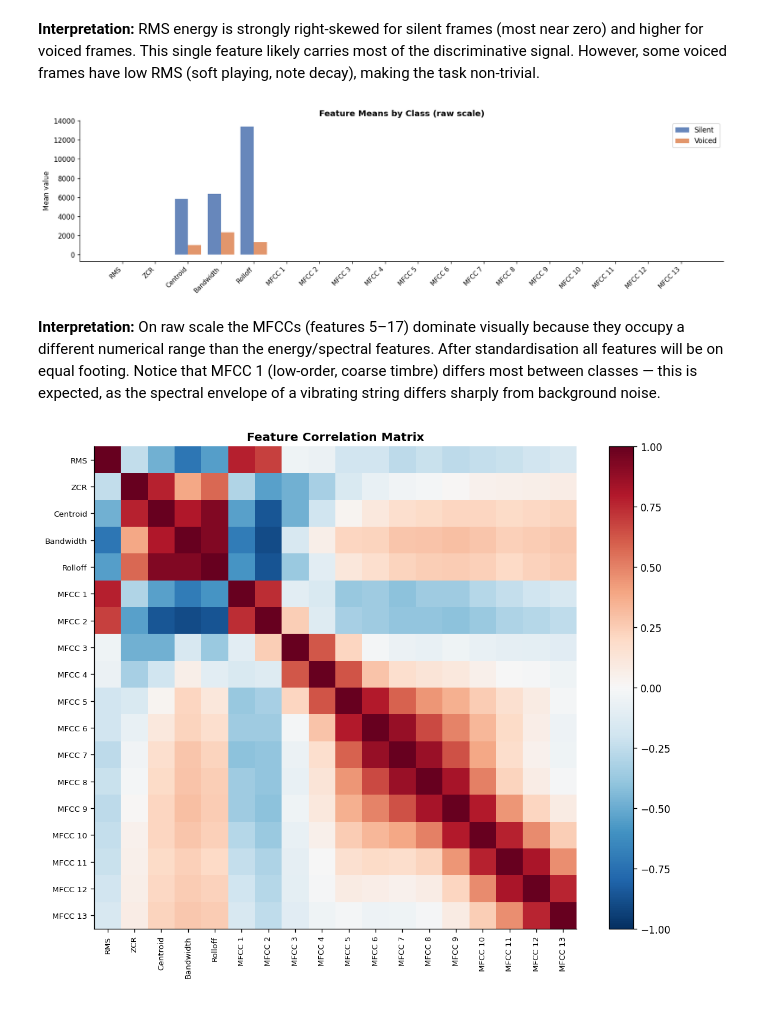
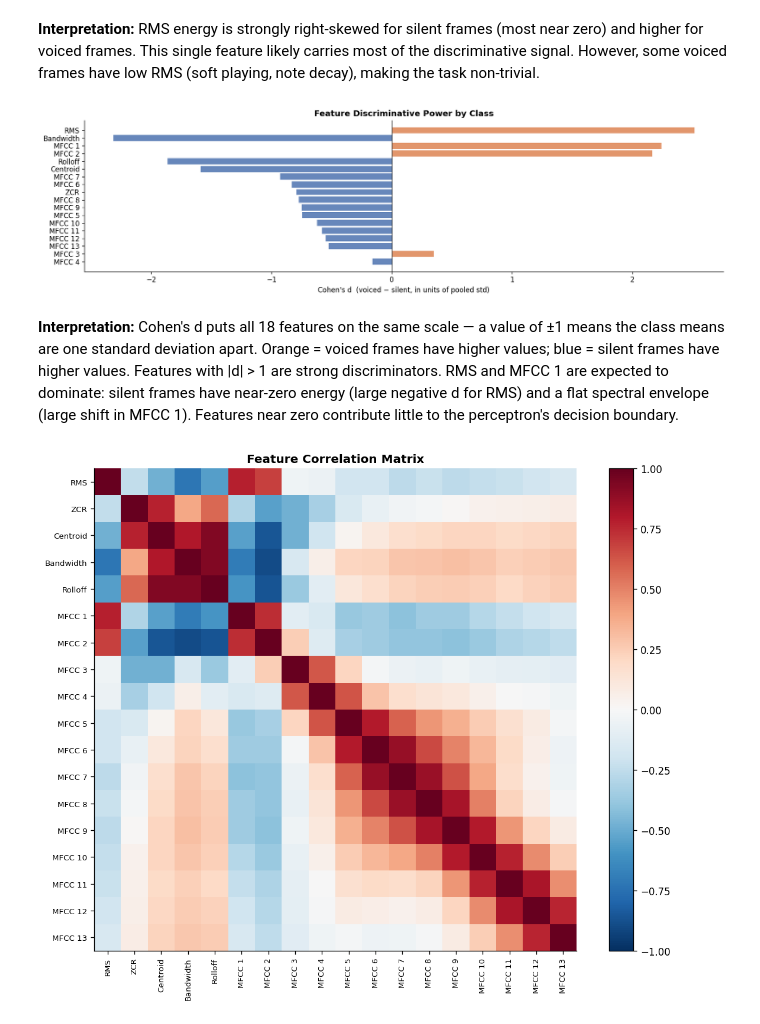
Before and after one commit to seyaul/cmor438-s2026-final-project, a Jupyter notebook: examples/Supervised Learning/Perceptron/perceptron_from_scratch.ipynb, the cells around one changed output. Cells and saved outputs as stored; diff of their text form; code cells hidden in the pictures.

```diff
--- a/examples/Supervised Learning/Perceptron/perceptron_from_scratch.ipynb
+++ b/examples/Supervised Learning/Perceptron/perceptron_from_scratch.ipynb
@@ -204,26 +203,28 @@ plt.show()
 [figure]
 # %% [markdown]
 **Interpretation:** RMS energy is strongly right-skewed for silent frames (most near zero) and higher for voiced frames. This single feature likely carries most of the discriminative signal. However, some voiced frames have low RMS (soft playing, note decay), making the task non-trivial.
-# %%
-# --- 5.3  Feature means by class ---
-silent_means = X[y == 0].mean(axis=0)
-voiced_means = X[y == 1].mean(axis=0)
-
-x_pos = np.arange(len(FEATURE_NAMES))
-fig, ax = plt.subplots(figsize=(14, 4))
-ax.bar(x_pos - 0.2, silent_means, width=0.4, label="Silent", color="#4C72B0", alpha=0.85)
-ax.bar(x_pos + 0.2, voiced_means, width=0.4, label="Voiced", color="#DD8452", alpha=0.85)
-ax.set_xticks(x_pos)
-ax.set_xticklabels(FEATURE_NAMES, rotation=45, ha="right", fontsize=9)
-ax.set_title("Feature Means by Class (raw scale)", fontweight="bold")
-ax.set_ylabel("Mean value")
-ax.legend()
-plt.tight_layout()
-plt.show()
-# %% [output]
-[figure, removed]
-# %% [markdown]
-**Interpretation:** On raw scale the MFCCs (features 5–17) dominate visually because they occupy a different numerical range than the energy/spectral features. After standardisation all features will be on equal footing. Notice that MFCC 1 (low-order, coarse timbre) differs most between classes — this is expected, as the spectral envelope of a vibrating string differs sharply from background noise.
+# %%
+# --- 5.3  Effect size (Cohen's d) per feature ---
+# Raw means side-by-side are unreadable when features span different units (Hz vs ratio vs dB).
+# Cohen's d = (voiced_mean - silent_mean) / pooled_std shows discriminative power on a common scale.
+pooled_std = X.std(axis=0)
+effect_size = (voiced_means - silent_means) / pooled_std
+
+order = np.argsort(np.abs(effect_size))[::-1]
+colors = ["#DD8452" if d > 0 else "#4C72B0" for d in effect_size[order]]
+
+fig, ax = plt.subplots(figsize=(14, 4))
+ax.barh([FEATURE_NAMES[i] for i in order], effect_size[order], color=colors, alpha=0.85)
+ax.axvline(0, color="black", linewidth=0.8)
+ax.set_xlabel("Cohen's d  (voiced − silent, in units of pooled std)")
+ax.set_title("Feature Discriminative Power by Class", fontweight="bold")
+ax.invert_yaxis()
+plt.tight_layout()
+plt.show()
+# %% [output]
+[figure, added]
+# %% [markdown]
+**Interpretation:** Cohen's d puts all 18 features on the same scale — a value of ±1 means the class means are one standard deviation apart. Orange = voiced frames have higher values; blue = silent frames have higher values. Features with |d| > 1 are strong discriminators. RMS and MFCC 1 are expected to dominate: silent frames have near-zero energy (large negative d for RMS) and a flat spectral envelope (large shift in MFCC 1). Features near zero contribute little to the perceptron's decision boundary.
 # %%
 # --- 5.4  Correlation heatmap ---
 fig, ax = plt.subplots(figsize=(10, 8))
```
Also changed, not shown: parts of 22 cells of this notebook, 8 other files.
